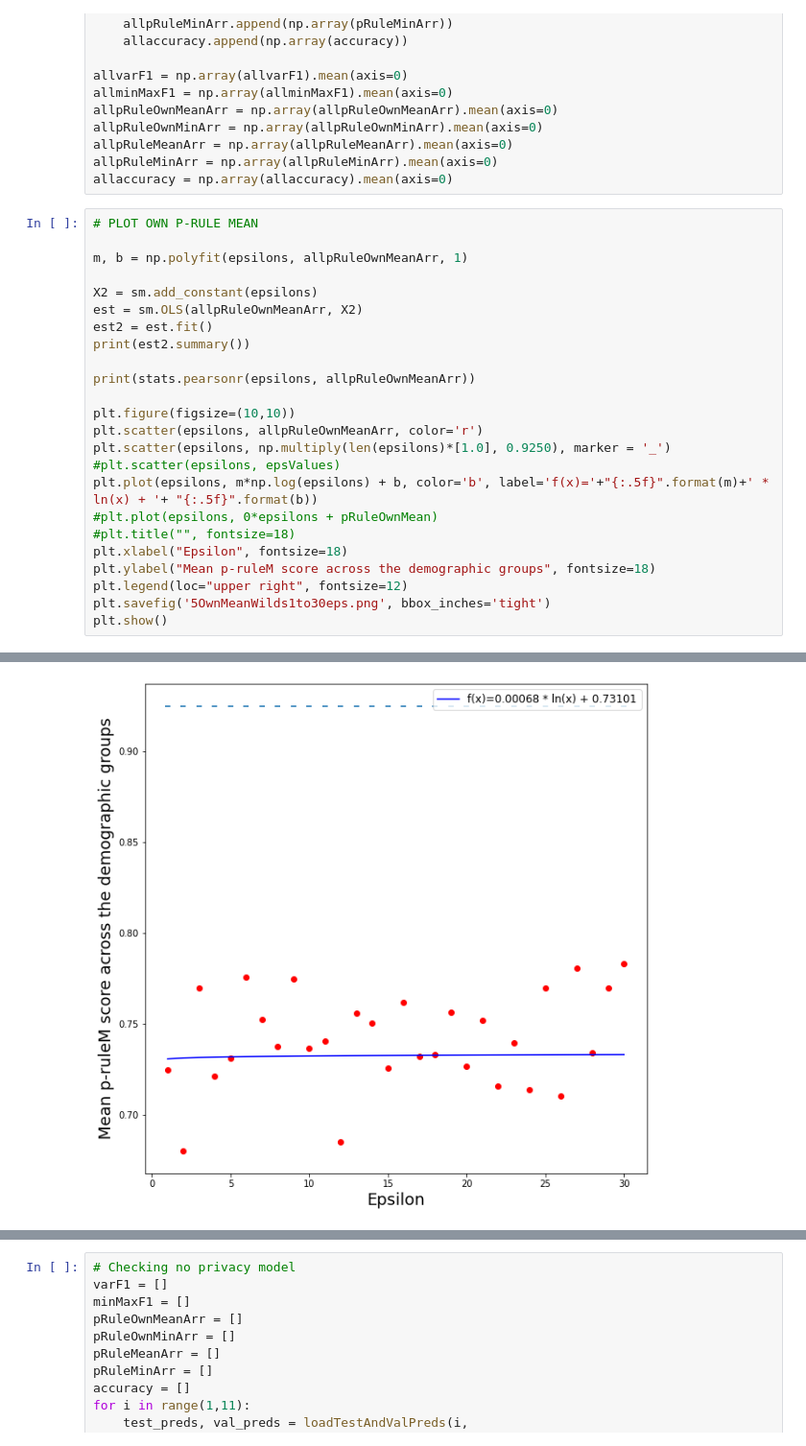
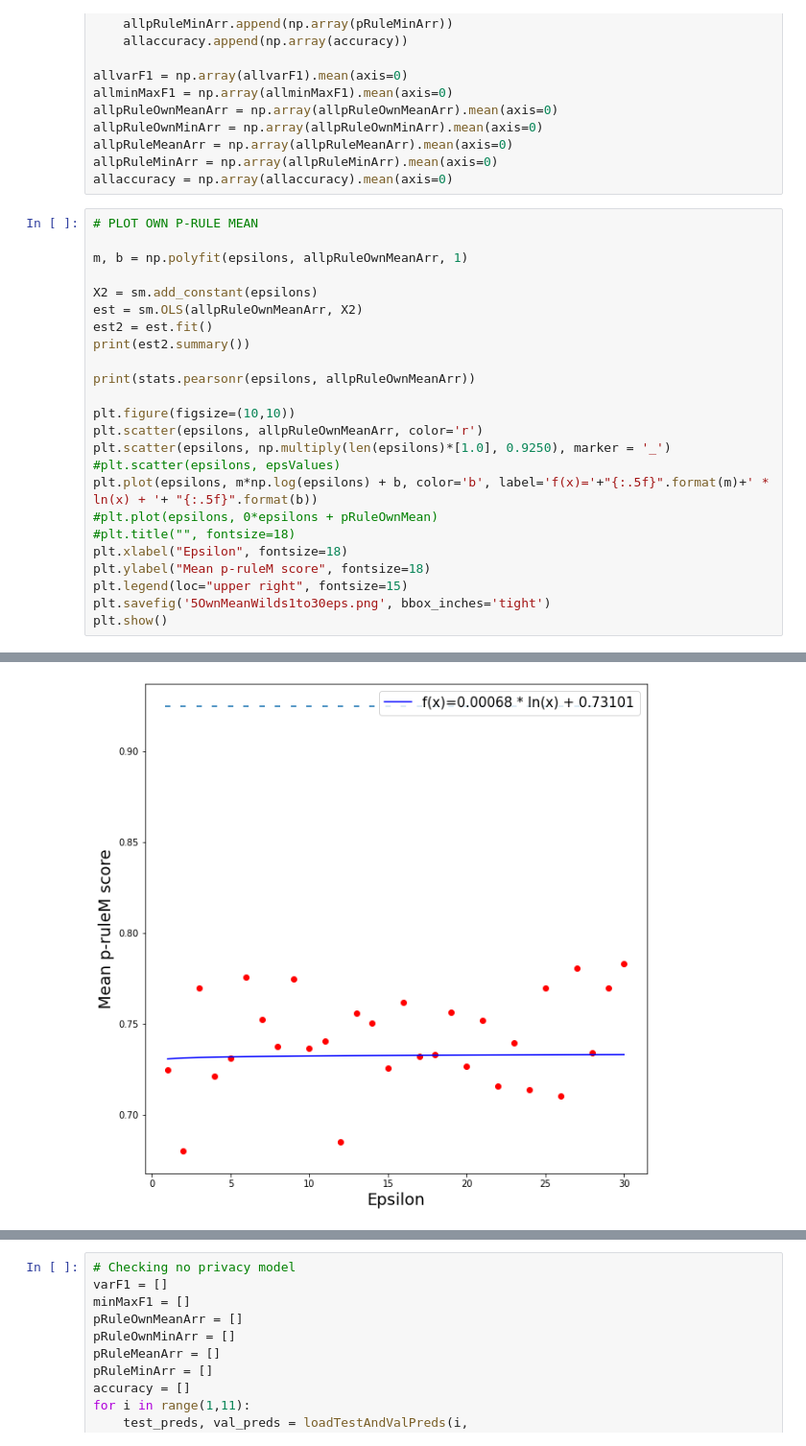
Before and after one commit to ramuld12/bachelorThesis, a Jupyter notebook: EvaluateFairnessWildsModels.ipynb, the cells around one changed output, grey strips where cells are left out. Shown at 96% size. Drawn from its saved outputs; the diff is of its cells as text.

```diff
--- a/EvaluateFairnessWildsModels.ipynb
+++ b/EvaluateFairnessWildsModels.ipynb
@@ -247,8 +247,8 @@ plt.plot(epsilons, m*np.log(epsilons) + b, color='b', label='f(x)='+"{:.5f}".for
 #plt.plot(epsilons, 0*epsilons + pRuleOwnMean)
 #plt.title("", fontsize=18)
 plt.xlabel("Epsilon", fontsize=18)
-plt.ylabel("Mean p-ruleM score across the demographic groups", fontsize=18)
-plt.legend(loc="upper right", fontsize=12)
+plt.ylabel("Mean p-ruleM score", fontsize=18)
+plt.legend(loc="upper right", fontsize=15)
 plt.savefig('5OwnMeanWilds1to30eps.png', bbox_inches='tight')
 plt.show()
 # %% [output]
@@ -262,14 +262,14 @@ Time:                        14:21:51   Log-Likelihood:                 67.960
 No. Observations:                  30   AIC:                            -131.9
 Df Residuals:                      28   BIC:                            -129.1
 Df Model:                           1
 Covariance Type:            nonrobust
 ==============================================================================
 ... (10 lines left out)
 
 Notes:
 [1] Standard Errors assume that the covariance matrix of the errors is correctly specified.
 (0.22766475042556467, 0.22629697358661308)
-[figure, old version]
+[figure, new version]
 # %%
 # PLOT OWN P-RULE MIN
 m, b = np.polyfit(np.log(epsilons), allpRuleOwnMinArr, 1)
```
Also changed, not shown: parts of 7 cells of this notebook, 1 other file.
